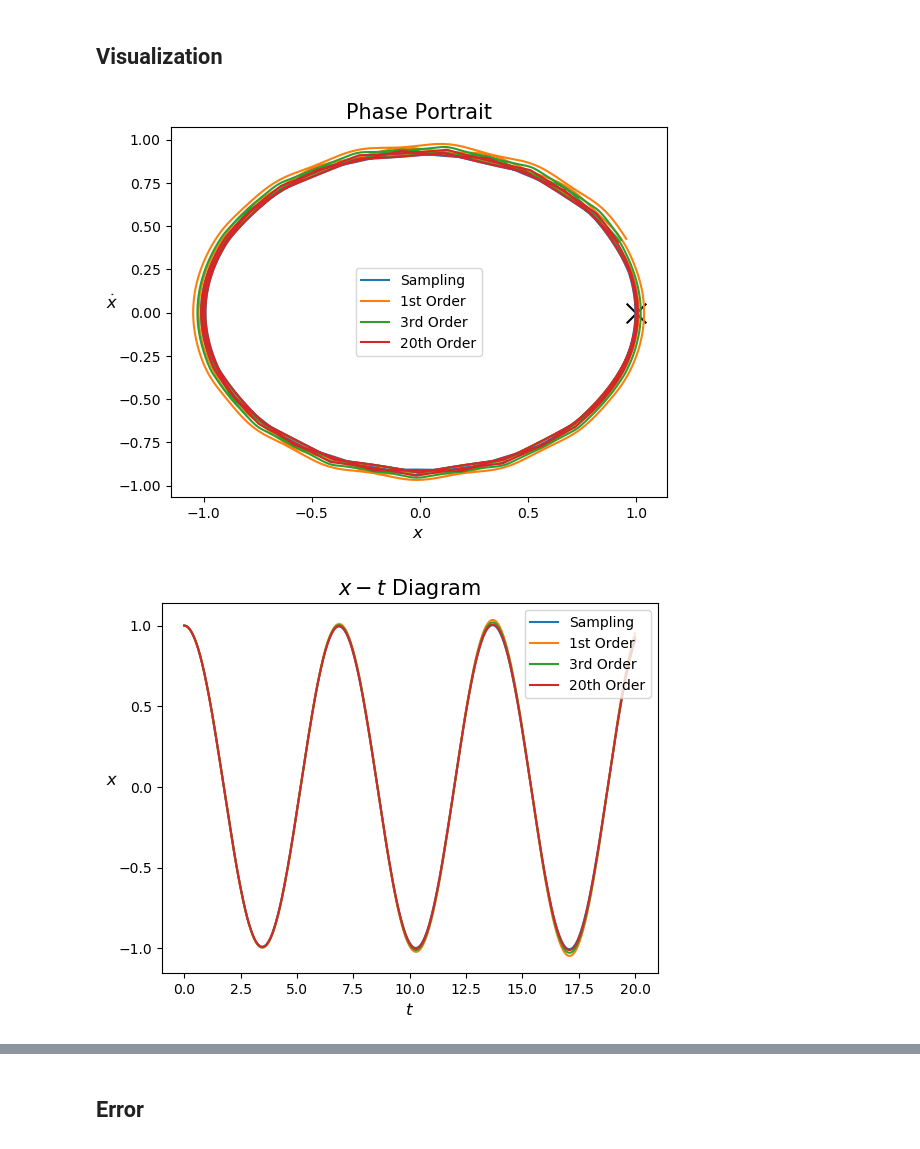
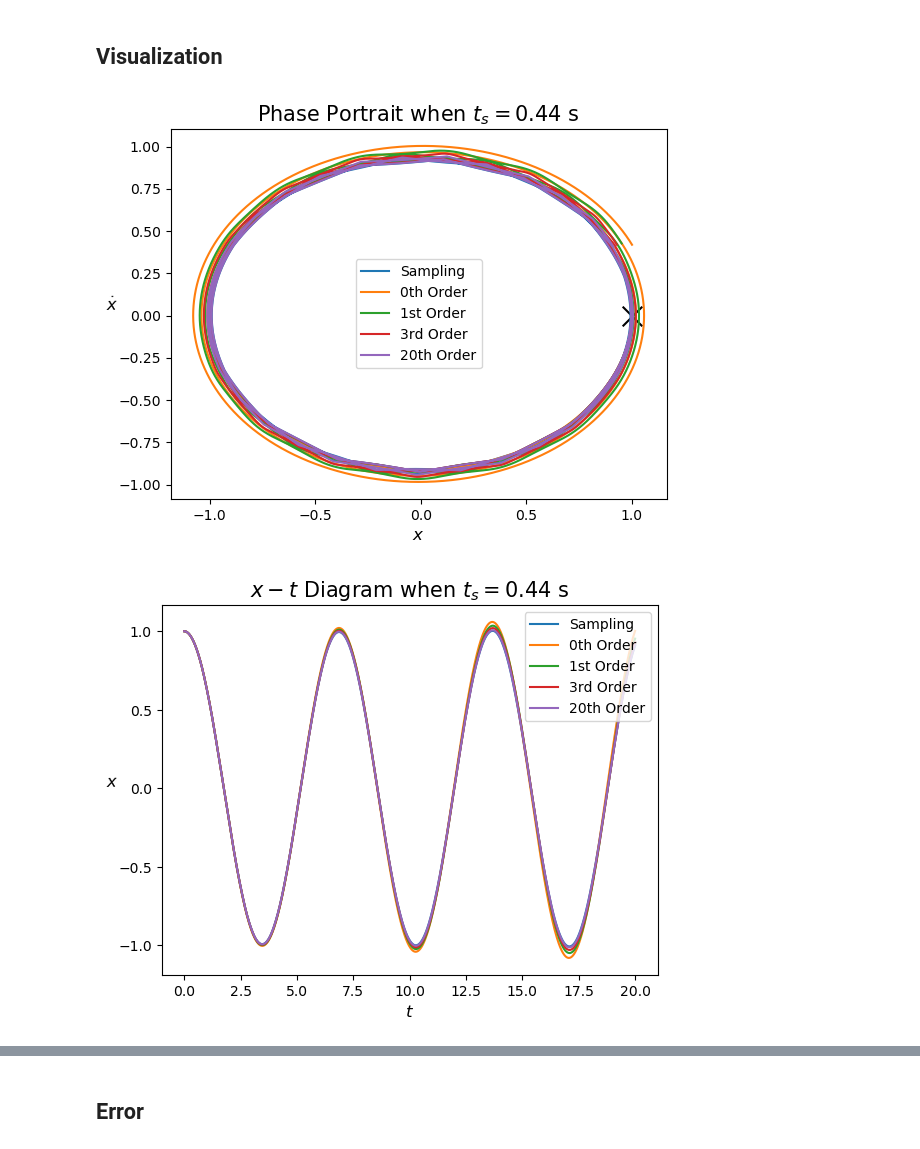
Before and after one commit to CTCingithub/HybridSysTest, a Jupyter notebook: 01Duffing/Duffing.ipynb, the cells around one changed output, grey strips where cells are left out. Drawn from its saved outputs; the diff is of its cells as text; code cells hidden in the pictures.

```diff
--- a/01Duffing/Duffing.ipynb
+++ b/01Duffing/Duffing.ipynb
@@ -21,21 +21,23 @@ import matplotlib.pyplot as plt
 import sys
 import os
 
-sys.path.insert(0,os.path.abspath(".."))
+sys.path.insert(0, os.path.abspath(".."))
 from utils import *
 
 plt.rcParams["font.serif"] = ["Times New Roman"]
 
 ODE_Sampling = "DuffingSampling.ode"
-ODE_Order1 = "DuffingApproxOrder1.ode"
-ODE_Order3 = "DuffingApproxOrder3.ode"
-ODE_Order20 = "DuffingApproxOrder20.ode"
+ODE_Order0 = "ConstantDelay.ode"
+ODE_Order1 = "ApproxSys/DuffingApproxOrder1.ode"
+ODE_Order3 = "ApproxSys/DuffingApproxOrder3.ode"
+ODE_Order20 = "ApproxSys/DuffingApproxOrder20.ode"
 # %% [markdown]
 ## Simulation with `XPPaut`
 # %%
 SamplingTime = 0.44
 SimulationTime = 20
 Data_Sampling = pyxpp.run(ODE_Sampling, ts=SamplingTime, total=SimulationTime)
+Data_Order0 = pyxpp.run(ODE_Order0, ts=1.5 * SamplingTime, total=SimulationTime)
 Data_Order1 = pyxpp.run(ODE_Order1, ts=SamplingTime, total=SimulationTime)
 Data_Order3 = pyxpp.run(ODE_Order3, ts=SamplingTime, total=SimulationTime)
 Data_Order20 = pyxpp.run(ODE_Order20, ts=SamplingTime, total=SimulationTime)
@@ -61,35 +63,45 @@ Illegal character \
 ## Visualization
 # %%
 plt.plot(Data_Sampling[:, 1], Data_Sampling[:, 2], label="Sampling")
+plt.plot(Data_Order0[:, 1], Data_Order0[:, 2], label="0th Order")
 plt.plot(Data_Order1[:, 1], Data_Order1[:, 2], label="1st Order")
 plt.plot(Data_Order3[:, 1], Data_Order3[:, 2], label="3rd Order")
 plt.plot(Data_Order20[:, 1], Data_Order20[:, 2], label="20th Order")
 plt.scatter(1, 0, c="black", marker="x", s=200)
 plt.xlabel(r"$x$", fontsize=12)
 plt.ylabel(r"$\dot{x}$", fontsize=12, rotation=np.pi / 2)
-plt.title("Phase Portrait", fontsize=15)
+plt.title(
+    "Phase Portrait" + " when " + r"$t_{s} = $" + str(SamplingTime) + " s", fontsize=15
+)
 plt.legend()
 plt.show()
 
 plt.plot(Data_Sampling[:, 0], Data_Sampling[:, 1], label="Sampling")
+plt.plot(Data_Order0[:, 0], Data_Order0[:, 1], label="0th Order")
 plt.plot(Data_Order1[:, 0], Data_Order1[:, 1], label="1st Order")
 plt.plot(Data_Order3[:, 0], Data_Order3[:, 1], label="3rd Order")
 plt.plot(Data_Order20[:, 0], Data_Order20[:, 1], label="20th Order")
 plt.xlabel(r"$t$", fontsize=12)
 plt.ylabel(r"$x$", fontsize=12, rotation=np.pi / 2)
-plt.title(r"$x-t$ Diagram", fontsize=15)
+plt.title(
+    r"$x-t$ Diagram" + " when " + r"$t_{s} = $" + str(SamplingTime) + " s", fontsize=15
+)
 plt.legend()
 plt.show()
 
 plt.plot(Data_Sampling[:, 0], Data_Sampling[:, 2], label="Sampling")
+plt.plot(Data_Order0[:, 0], Data_Order0[:, 2], label="0th Order")
 plt.plot(Data_Order1[:, 0], Data_Order1[:, 2], label="1st Order")
 plt.plot(Data_Order3[:, 0], Data_Order3[:, 2], label="3rd Order")
 plt.plot(Data_Order20[:, 0], Data_Order20[:, 2], label="20th Order")
 plt.xlabel(r"$t$", fontsize=12)
 plt.ylabel(r"$\dot{x}$", fontsize=12, rotation=np.pi / 2)
-plt.title(r"$\dot{x}-t$ Diagram", fontsize=15)
+plt.title(
+    r"$\dot{x}-t$ Diagram" + " when " + r"$t_{s} = $" + str(SamplingTime) + " s",
+    fontsize=15,
+)
 plt.legend()
 plt.show()
 # %% [output]
-[figure, old version]
+[figure, new version]
-[figure, old version]
+[figure, new version]
```
Also changed, not shown: parts of 2 cells of this notebook, 4 other files.
